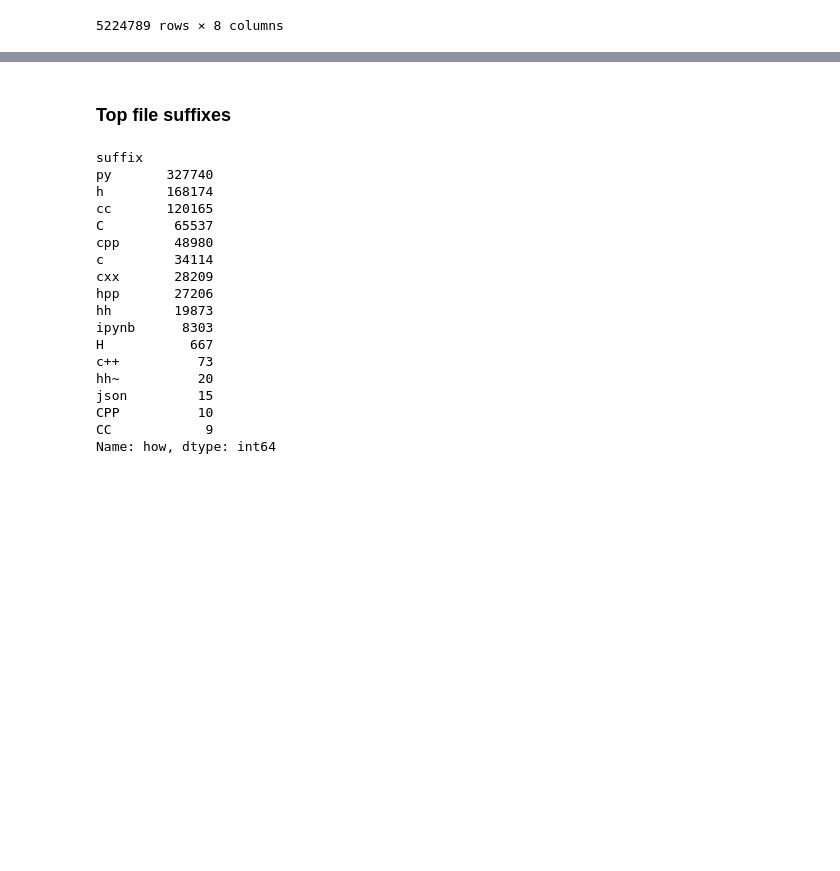
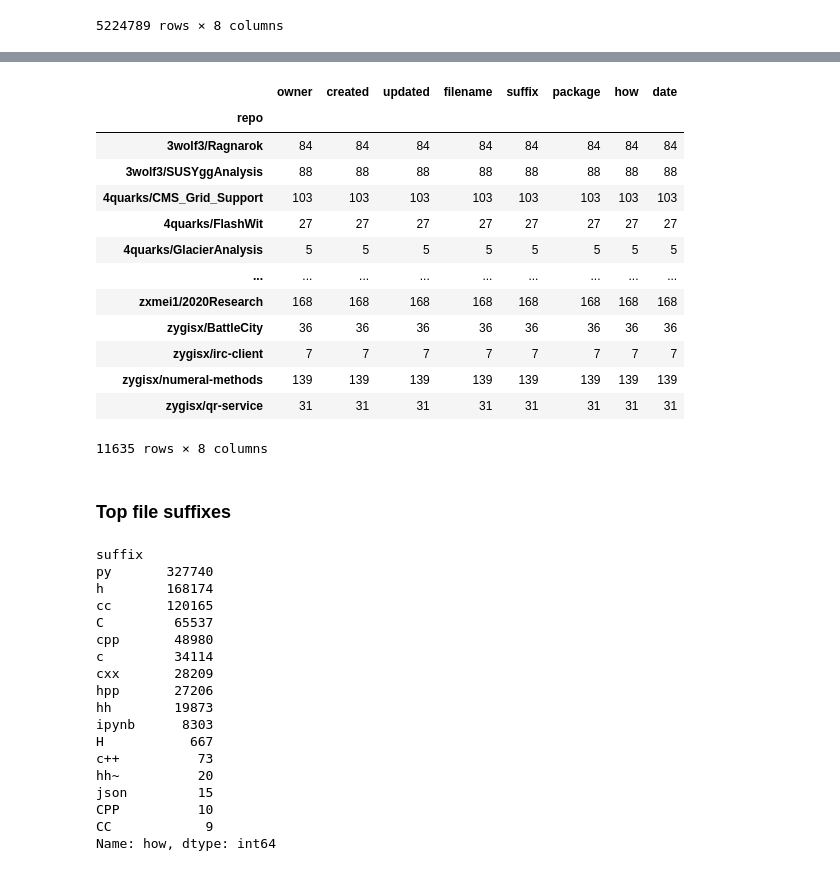
Before and after one commit to jpivarski-talks/2022-03-04-reload-statistics, a Jupyter notebook: github-package-dependencies.ipynb, the cells around one changed output, grey strips where cells are left out. Drawn from its saved outputs; the diff is of its cells as text; code cells hidden in the pictures; blank space fills up the shorter version.

```diff
--- a/github-package-dependencies.ipynb
+++ b/github-package-dependencies.ipynb
@@ -23,3 +40,20 @@ matches_df["date"] = matches_df["created"] + 0.5 * (matches_df["updated"] - matc
+# %%
+matches_df.groupby("repo").count()
+# %% [output]
+|  | owner | created | updated | filename | suffix | package | how | date |
+| repo |  |  |  |  |  |  |  |  |
+| 3wolf3/Ragnarok | 84 | 84 | 84 | 84 | 84 | 84 | 84 | 84 |
+| 3wolf3/SUSYggAnalysis | 88 | 88 | 88 | 88 | 88 | 88 | 88 | 88 |
+| 4quarks/CMS_Grid_Support | 103 | 103 | 103 | 103 | 103 | 103 | 103 | 103 |
+| 4quarks/FlashWit | 27 | 27 | 27 | 27 | 27 | 27 | 27 | 27 |
+| 4quarks/GlacierAnalysis | 5 | 5 | 5 | 5 | 5 | 5 | 5 | 5 |
+| ... | ... | ... | ... | ... | ... | ... | ... | ... |
+| zxmei1/2020Research | 168 | 168 | 168 | 168 | 168 | 168 | 168 | 168 |
+| zygisx/BattleCity | 36 | 36 | 36 | 36 | 36 | 36 | 36 | 36 |
+| zygisx/irc-client | 7 | 7 | 7 | 7 | 7 | 7 | 7 | 7 |
+| zygisx/numeral-methods | 139 | 139 | 139 | 139 | 139 | 139 | 139 | 139 |
+| zygisx/qr-service | 31 | 31 | 31 | 31 | 31 | 31 | 31 | 31 |
+11635 rows × 8 columns
 # %% [markdown]
 ### Top file suffixes
 # %%
```
Also changed, not shown: parts of 1 cell of this notebook.
